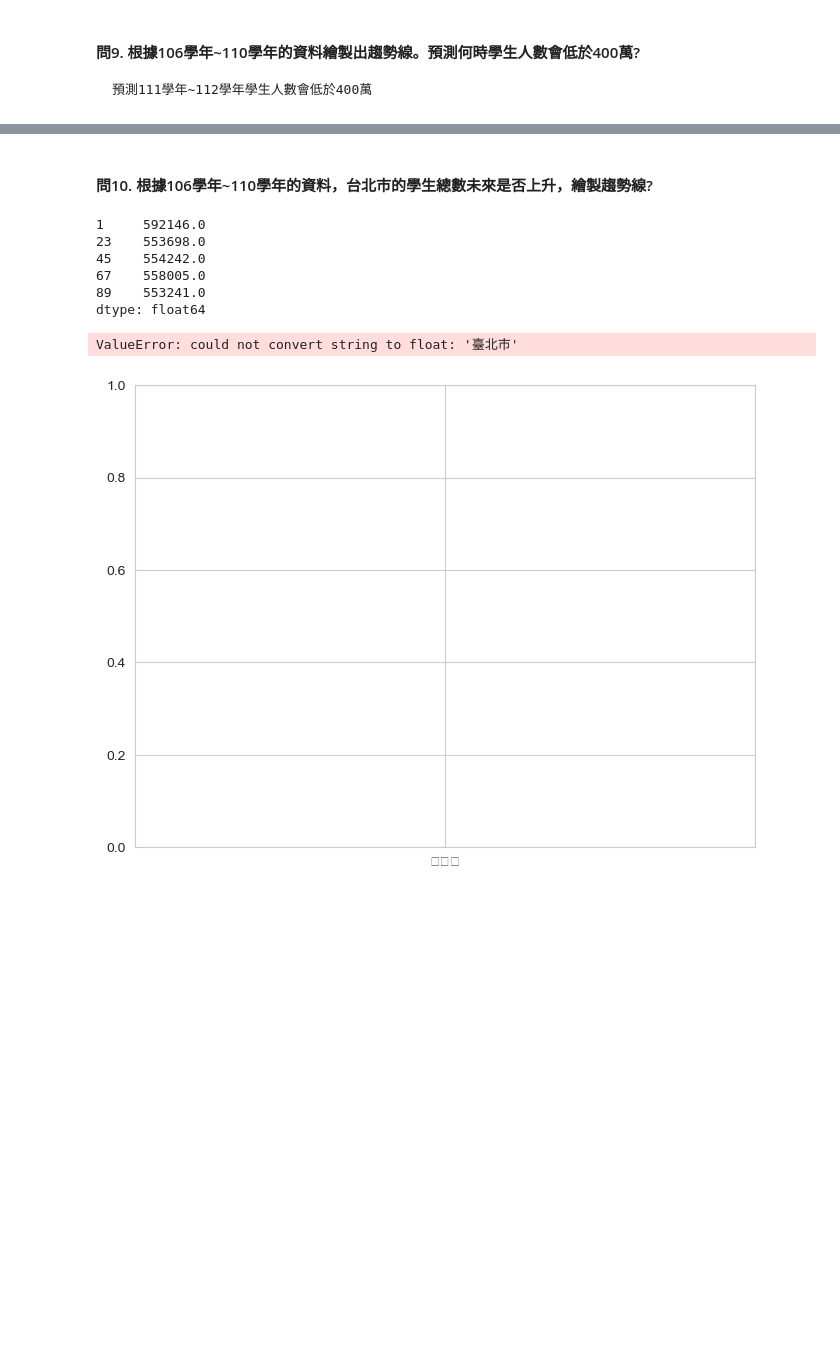
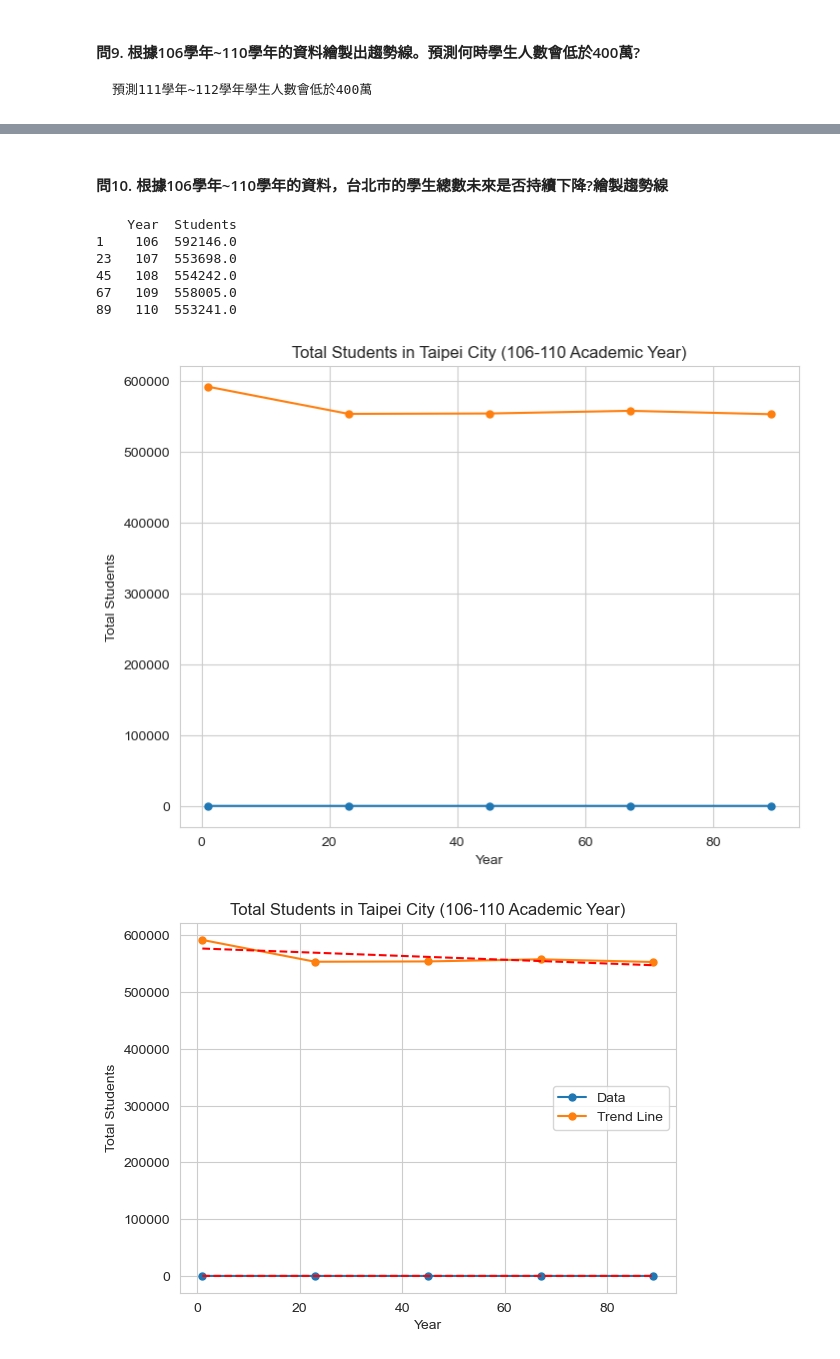
Before and after one commit to Ya-Cing/LAT-Repo, a Jupyter notebook: 2023 03 08(week3 work)/HW1.ipynb, the cells around one changed output, grey strips where cells are left out. Cells and saved outputs as stored; diff of their text form; code cells hidden in the pictures; blank space fills up the shorter version.

```diff
--- a/2023 03 08(week3 work)/HW1.ipynb
+++ b/2023 03 08(week3 work)/HW1.ipynb
@@ -635,7 +635,11 @@ plt.show()
 # %% [markdown]
-#### 問10. 根據106學年~110學年的資料，台北市的學生總數未來是否上升，繪製趨勢線?
+#### 問10. 根據106學年~110學年的資料，台北市的學生總數未來是否持續下降?繪製趨勢線
 # %%
 import pandas as pd
+import numpy as np
+import seaborn as sns
+import matplotlib.pyplot as plt
+from sklearn.linear_model import LinearRegression
 
 # 讀取CSV檔
 df1 = pd.read_csv('106edu.csv')
@@ -648,46 +652,50 @@ df5 = pd.read_csv('110edu.csv')
 data1 = df1.iloc[:, [2, 3, 4, 5, 6, 10]].astype(float)
 data2 = df2.iloc[:, [2, 3, 4, 5, 6, 10]].astype(float)
 data3 = df3.iloc[:, [2, 3, 4, 5, 6, 10]].astype(float)
 data4 = df4.iloc[:, [2, 3, 4, 5, 6, 10]].astype(float)
 data5 = df5.iloc[:, [2, 3, 4, 5, 6, 10]].astype(float)
 
 # 將每年的資料垂直合併
 df = pd.concat([df1, df2, df3, df4, df5], ignore_index=True)
 
 # 計算每年台北市的學生總數
 taipei_data = df[df['縣市別'] == '臺北市'].iloc[:, [2, 3, 4, 5, 6, 10]].sum(axis=1)
 
+# 新建一個 DataFrame 存儲年度和學生數
+df = pd.DataFrame({'Year': list(range(106, 111)),
+                   'Students': taipei_data})
+
 # 顯示計算結果
-print(taipei_data)
+print(df)
 
 # 绘制趋势图
 sns.set_style('whitegrid')
 plt.figure(figsize=(8, 6))
-plt.plot(county_data.columns, county_data.values[0], marker='o', markersize=5)
+plt.plot(df.index, df.values, marker='o', markersize=5)
 plt.xlabel('Year')
 plt.ylabel('Total Students')
-plt.title(f'Total Students in {county} City (106-110 Academic Year)')
+plt.title('Total Students in Taipei City (106-110 Academic Year)')
 plt.show()
 
 # 进行回归分析并绘制趋势线
-x = np.array(range(len(county_data.columns))).reshape((-1, 1))
-y = county_data.values[0]
+x = np.array(range(len(df.index))).reshape((-1, 1))
+y = df.values
 reg = LinearRegression().fit(x, y)
 y_pred = reg.predict(x)
 
-plt.plot(county_data.columns, county_data.values[0], marker='o', markersize=5)
-plt.plot(county_data.columns, y_pred, color='red', linestyle='dashed')
+plt.plot(df.index, df.values, marker='o', markersize=5)
+plt.plot(df.index, y_pred, color='red', linestyle='dashed')
 plt.xlabel('Year')
 plt.ylabel('Total Students')
-plt.title(f'Total Students in {county} City (106-110 Academic Year)')
+plt.title('Total Students in Taipei City (106-110 Academic Year)')
 plt.legend(['Data', 'Trend Line'])
 plt.show()
 # %% [output]
-1     592146.0
-23    553698.0
-45    554242.0
-67    558005.0
-89    553241.0
-dtype: float64
+    Year  Students
+1    106  592146.0
+23   107  553698.0
+45   108  554242.0
+67   109  558005.0
+89   110  553241.0
-ValueError: could not convert string to float: '臺北市'
-[figure, old version]
+[figure, new version]
+[figure, added]
```
Also changed, not shown: parts of 23 cells of this notebook.
